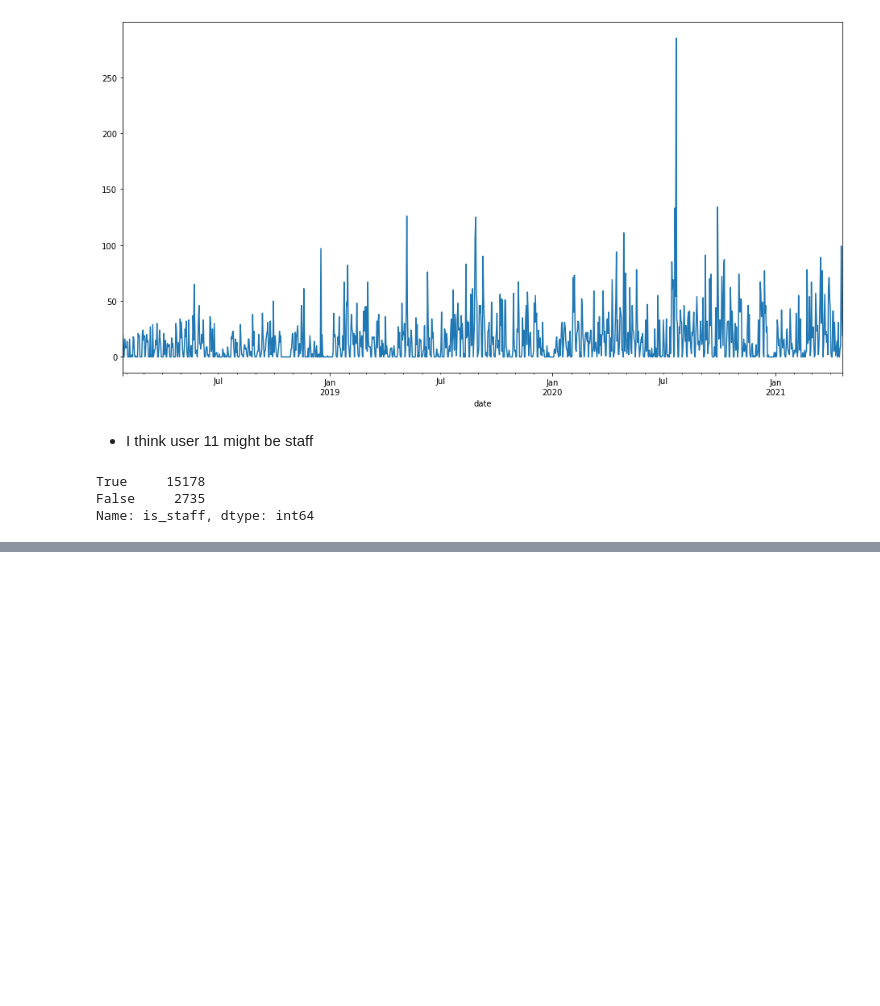
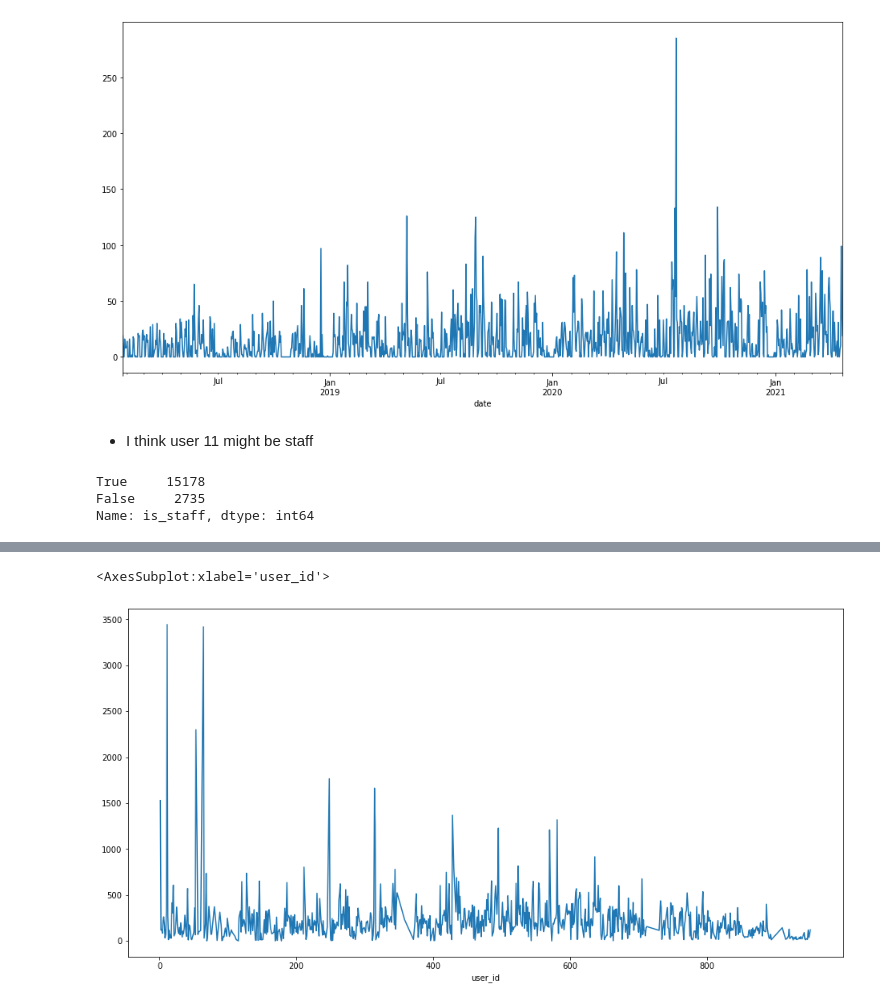
Before and after one commit to brianclements03/anomoly_detection, a Jupyter notebook: time_series_anomaly_detection.ipynb, the cells around one changed output, grey strips where cells are left out. Cells and saved outputs as stored; diff of their text form; code cells hidden in the pictures; blank space fills up the shorter version.

```diff
--- a/time_series_anomaly_detection.ipynb
+++ b/time_series_anomaly_detection.ipynb
@@ -484,0 +477,6 @@ Name: is_staff, dtype: int64
+# %%
+plt.figure(figsize=(16,8))
+anomalies.groupby(by='user_id').pages_one_user.sum().plot()
+# %% [output]
+<AxesSubplot:xlabel='user_id'>
+[figure, added]
```
Also changed, not shown: parts of 18 cells of this notebook, 1 other file.
